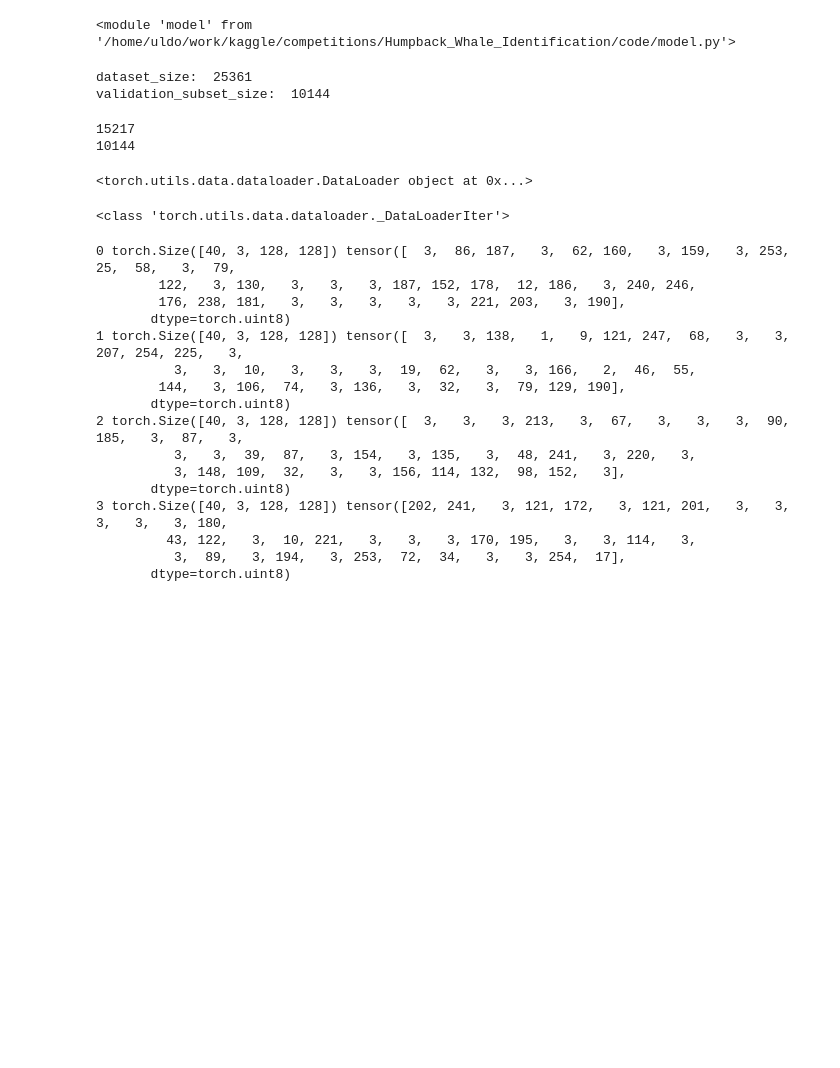
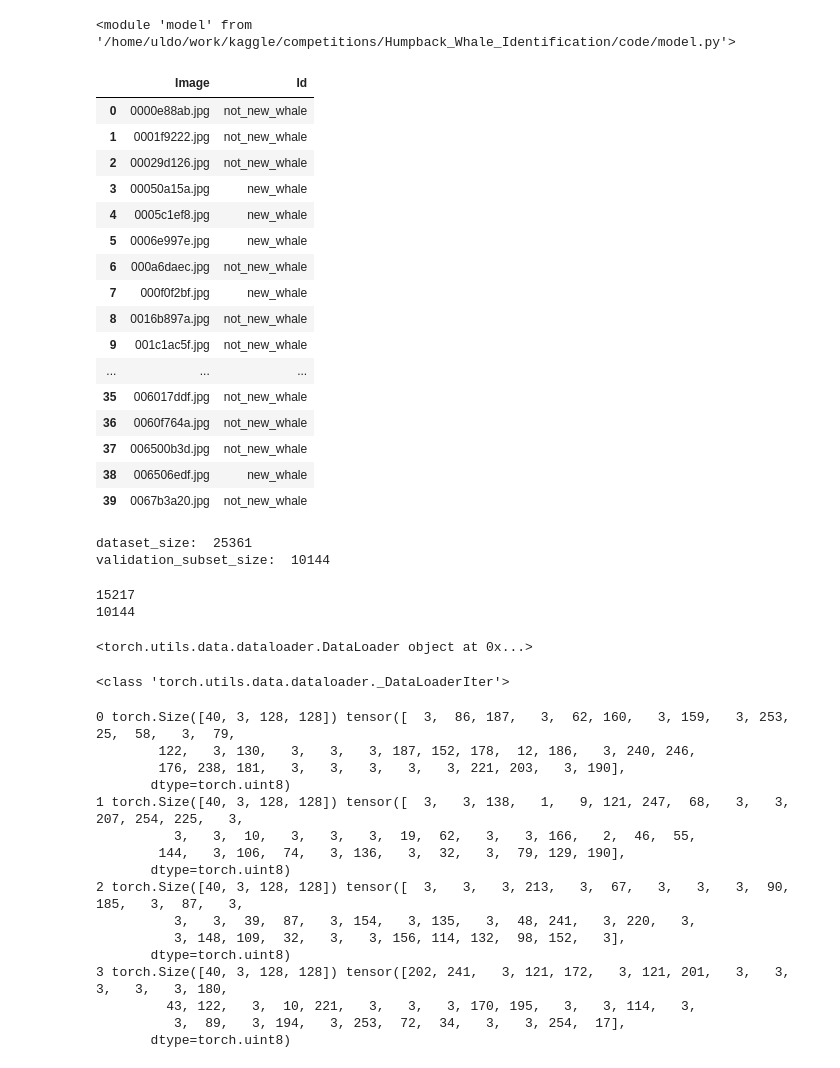
Before and after one commit to contemplat0r/Humpback_Whale_Identification, a Jupyter notebook: hwi_pytorch_model.ipynb, the cells around one changed output. Cells and saved outputs as stored; diff of their text form; code cells hidden in the pictures; blank space fills up the shorter version.

Commit message:
Experiments with two classes: 'new_whale', and 'no_new_whale'

```diff
--- a/hwi_pytorch_model.ipynb
+++ b/hwi_pytorch_model.ipynb
@@ -310,6 +310,30 @@ def restore_model(name='model'):
     return torch.load('{}.pkl'.format(name))
 # %%
 train_df = load_data.load_text_data('../input/train.csv')
+# %%
+train_df_two_classes = train_df.copy()
+# %%
+train_df_two_classes.loc[train_df_two_classes['Id'] != 'new_whale', 'Id'] = 'not_new_whale'
+# %%
+train_df_two_classes.head(40)
+# %% [output]
+|  | Image | Id |
+| 0 | 0000e88ab.jpg | not_new_whale |
+| 1 | 0001f9222.jpg | not_new_whale |
+| 2 | 00029d126.jpg | not_new_whale |
+| 3 | 00050a15a.jpg | new_whale |
+| 4 | 0005c1ef8.jpg | new_whale |
+| 5 | 0006e997e.jpg | new_whale |
+| 6 | 000a6daec.jpg | not_new_whale |
+| 7 | 000f0f2bf.jpg | new_whale |
+| 8 | 0016b897a.jpg | not_new_whale |
+| 9 | 001c1ac5f.jpg | not_new_whale |
+| ... | ... | ... |
+| 35 | 006017ddf.jpg | not_new_whale |
+| 36 | 0060f764a.jpg | not_new_whale |
+| 37 | 006500b3d.jpg | not_new_whale |
+| 38 | 006506edf.jpg | new_whale |
+| 39 | 0067b3a20.jpg | not_new_whale |
 # %%
 image_size = 128
 dataset = load_data.HumpbackWhalesDataset(
```
